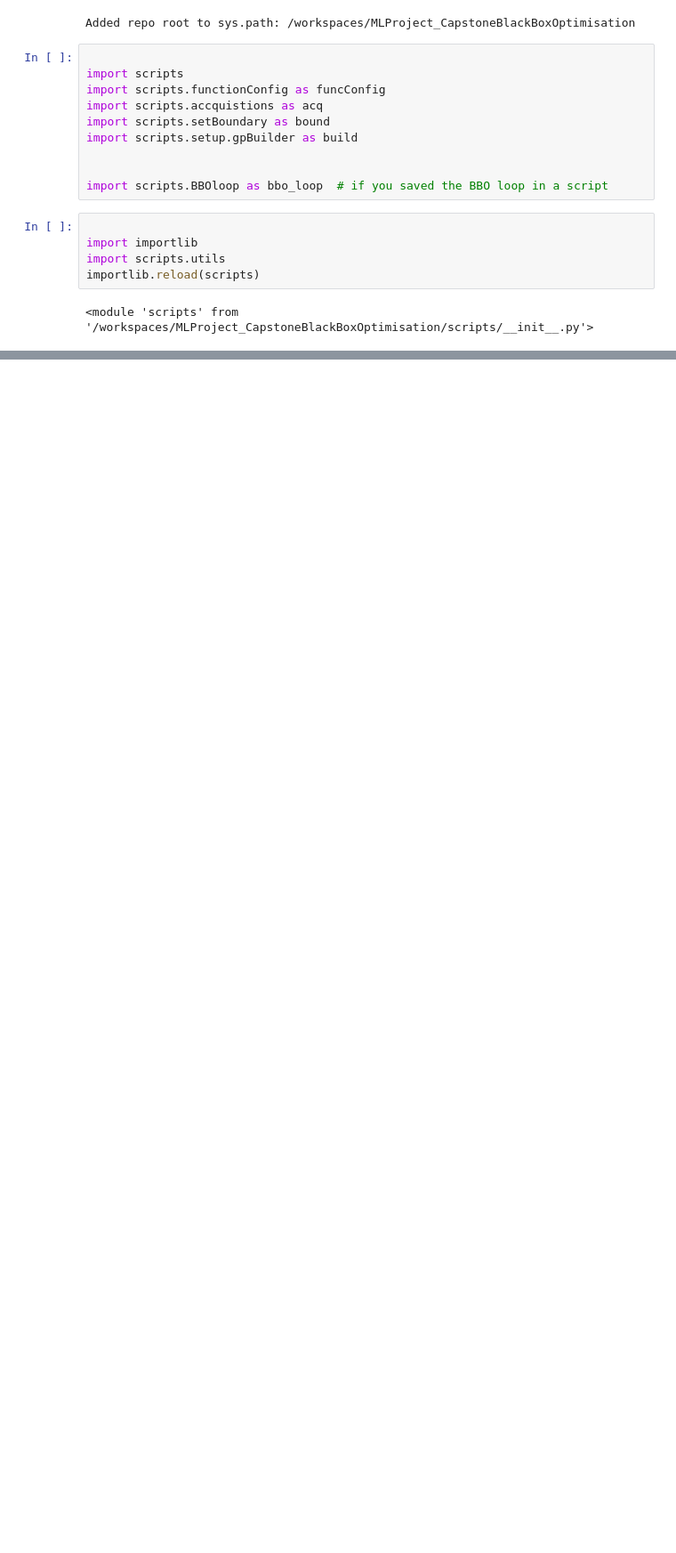
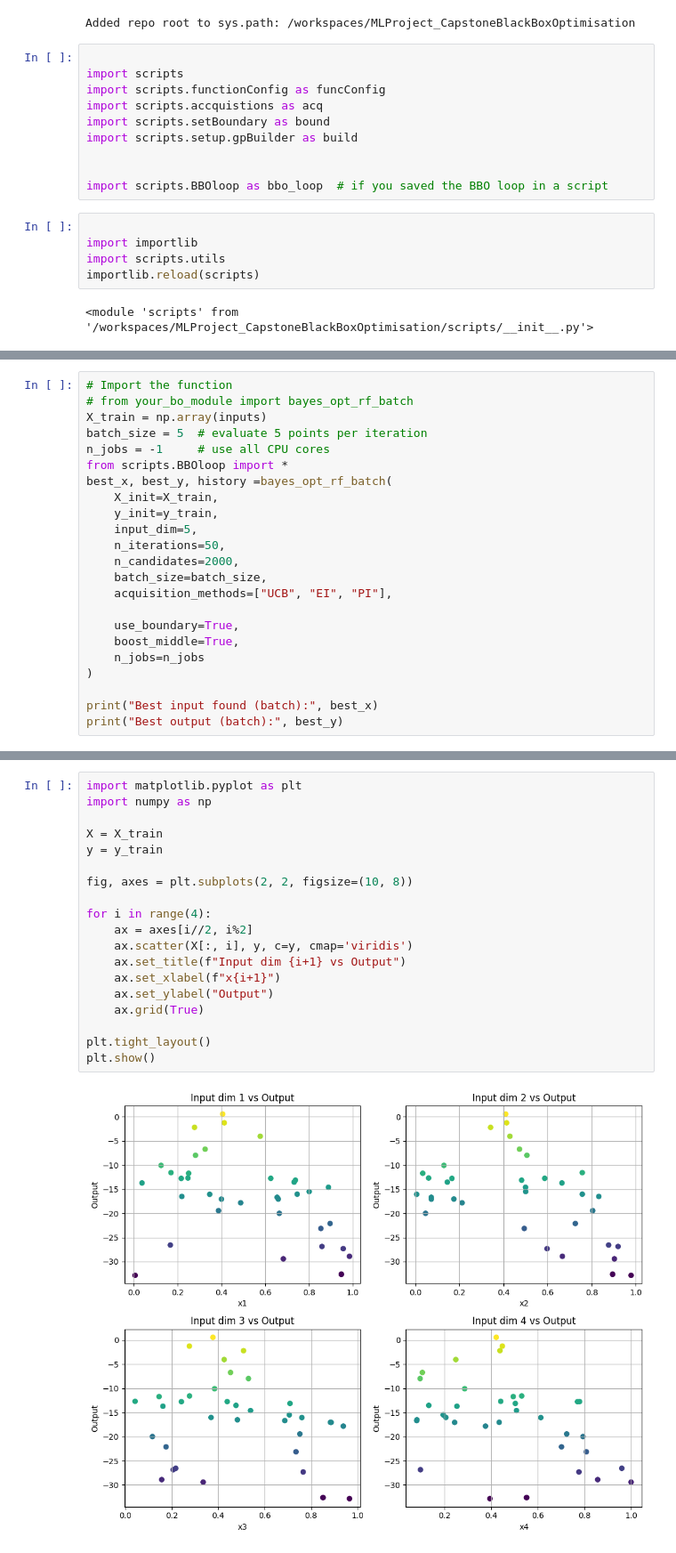
Before and after one commit to AnnemarieKeller/MLProject_Imperial, a Jupyter notebook: analysis/Functions/dfunction2.ipynb, the cells around one changed output, grey strips where cells are left out. Shown at 89% size. Drawn from its saved outputs; the diff is of its cells as text; blank space fills up the shorter version.

```diff
--- a/analysis/Functions/dfunction2.ipynb
+++ b/analysis/Functions/dfunction2.ipynb
@@ -153,0 +324,23 @@ Combined: 15
+# %%
+# Import the function
+# from your_bo_module import bayes_opt_rf_batch
+X_train = np.array(inputs)
+batch_size = 5  # evaluate 5 points per iteration
+n_jobs = -1     # use all CPU cores
+from scripts.BBOloop import *
+best_x, best_y, history =bayes_opt_rf_batch(
+    X_init=X_train,
+    y_init=y_train,
+    input_dim=5,
+    n_iterations=50,
+    n_candidates=2000,
+    batch_size=batch_size,
+    acquisition_methods=["UCB", "EI", "PI"],
+
+    use_boundary=True,
+    boost_middle=True,
+    n_jobs=n_jobs
+)
+
+print("Best input found (batch):", best_x)
+print("Best output (batch):", best_y)
@@ -183,0 +527,21 @@ Iter 11: Optimized kernel = RBF(length_scale=[0.0699, 3.46]) + WhiteKernel(noise
+# %%
+import matplotlib.pyplot as plt
+import numpy as np
+
+X = X_train
+y = y_train
+
+fig, axes = plt.subplots(2, 2, figsize=(10, 8))
+
+for i in range(4):
+    ax = axes[i//2, i%2]
+    ax.scatter(X[:, i], y, c=y, cmap='viridis')
+    ax.set_title(f"Input dim {i+1} vs Output")
+    ax.set_xlabel(f"x{i+1}")
+    ax.set_ylabel("Output")
+    ax.grid(True)
+
+plt.tight_layout()
+plt.show()
+# %% [output]
+[figure, added]
```
Also changed, not shown: parts of 22 cells of this notebook, 13 other files.
